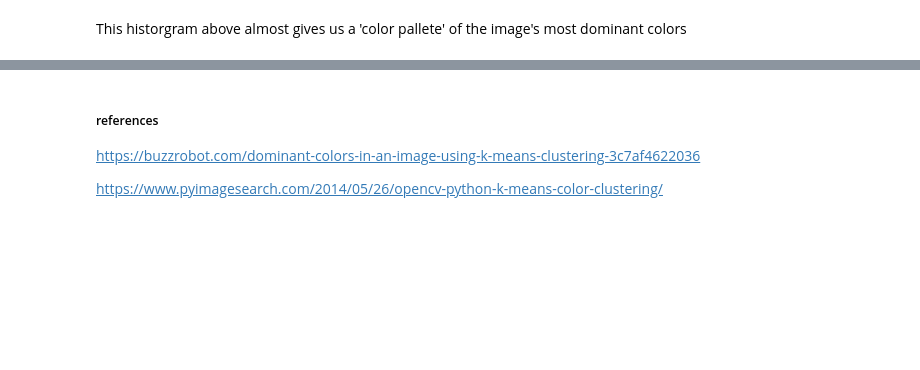
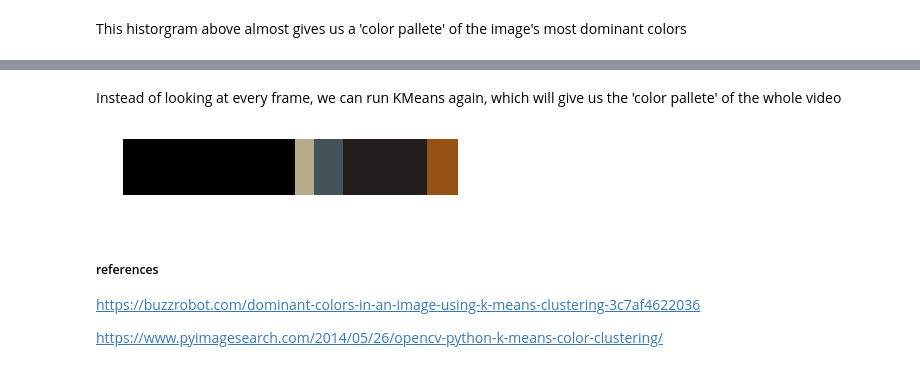
Before and after one commit to Garrettjson/notebooks, a Jupyter notebook: images/ImageColor.ipynb, the cells around one changed output, grey strips where cells are left out. Saved outputs shown, nothing was run; the diff lists cells and outputs as text; code cells hidden in the pictures; blank space fills up the shorter version.

```diff
--- a/images/ImageColor.ipynb
+++ b/images/ImageColor.ipynb
@@ -125,11 +127,10 @@ def show_hist(kmeans):
         # plot the relative percentage of each cluster
         end = start + (percent * 300)
         cv2.rectangle(bar, (int(start), 0), (int(end), 50),
-            color.astype("uint8").tolist(), -1)
+            color.astype('uint8').tolist(), -1)
         start = end
 
-    plt.figure()
-    plt.axis("off")
+    plt.axis('off')
     plt.imshow(bar)
     plt.show()
 # %%
@@ -155,0 +185,10 @@ cap.release()
+# %% [markdown]
+Instead of looking at every frame, we can run KMeans again, which will give us the 'color pallete' of the whole video
+# %%
+# combine individual frames together into a single large image
+# taking every 10th frame to use less memory
+frames_img = np.concatenate(frames[::10], axis=0)
+
+show_hist(do_kmeans(frames_img, 5))
+# %% [output]
+[figure, added]
```
Also changed, not shown: parts of 16 cells of this notebook.
